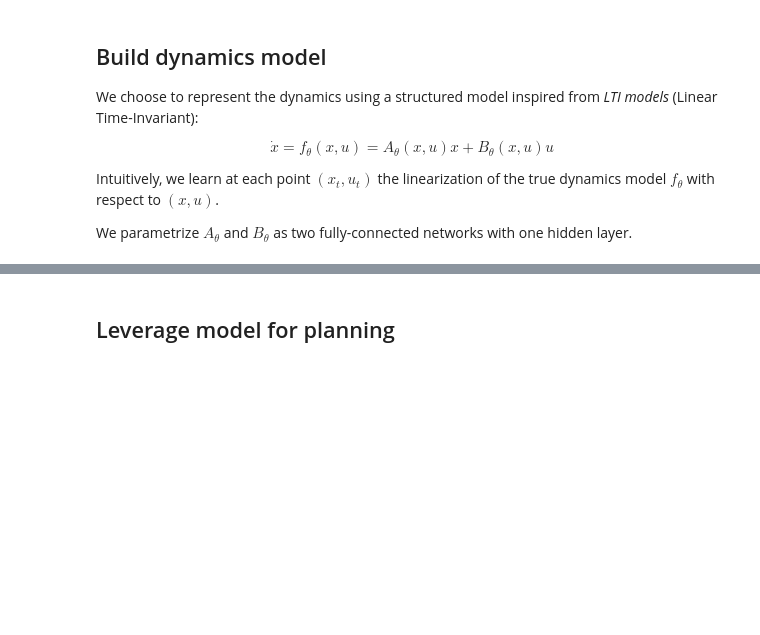
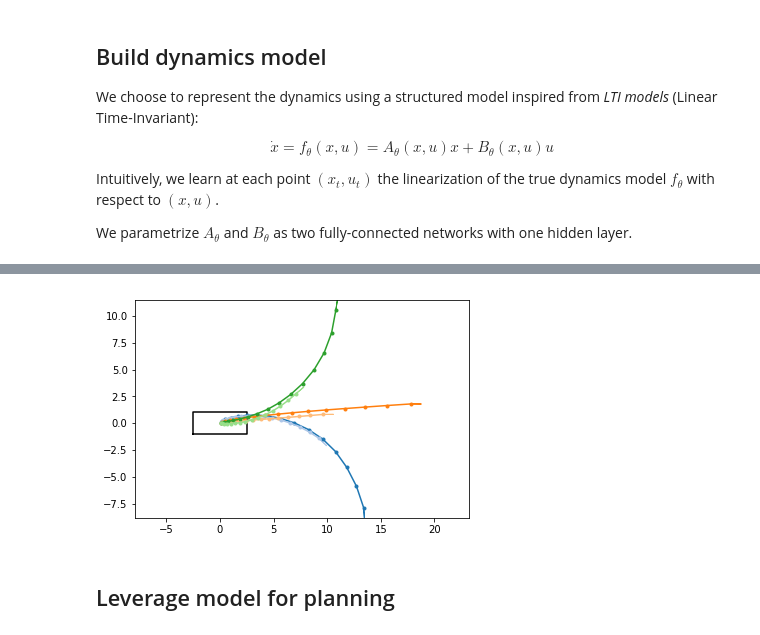
Before and after one commit to yfletberliac/rlss-2019, a Jupyter notebook: labs/03.ModelBased.ipynb, the cells around one changed output, grey strips where cells are left out. Drawn from its saved outputs; the diff is of its cells as text; code cells hidden in the pictures; blank space fills up the shorter version.

```diff
--- a/labs/03.ModelBased.ipynb
+++ b/labs/03.ModelBased.ipynb
@@ -191,3 +185,39 @@ train(dynamics, data, validation_data)
+# %%
+def predict_trajectory(state, actions, model, action_repeat=1):
+    states = []
+    for action in actions:
+        for _ in range(action_repeat):
+            state = model(state, action)
+            states.append(state)
+    return torch.stack(states, dim=0)
+
+def plot_trajectory(states, color):
+    scales = np.array(highway_env.envs.parking_env.ParkingEnv.DEFAULT_CONFIG["observation"]["scales"])
+    states = np.clip(states.squeeze(1).detach().numpy() * scales, -100, 100)
+    plt.plot(states[:, 0], states[:, 1], color=color, marker='.')
+    plt.arrow(states[-1,0], states[-1,1], states[-1,4]*1, states[-1,5]*1, color=color)
+
+def visualize_trajectories(model, state, horizon=15):
+    plt.cla()
+    # Draw a car
+    plt.plot(state.numpy()[0]+2.5*np.array([-1, -1, 1, 1, -1]),
+             state.numpy()[1]+1.0*np.array([-1, 1, 1, -1, -1]), 'k')
+    # Draw trajectories
+    state = state.unsqueeze(0)
+    colors = iter(plt.get_cmap("tab20").colors)
+    # Generate commands
+    for steering in np.linspace(-0.5, 0.5, 3):
+        for acceleration in np.linspace(0.8, 0.4, 2):
+            actions = torch.Tensor([acceleration, steering]).view(1,1,-1)
+            # Predict trajectories
+            states = predict_trajectory(state, actions, model, action_repeat=horizon)
+            plot_trajectory(states, color=next(colors))
+    plt.axis("equal")
+    plt.show()
+
+visualize_trajectories(dynamics, state=torch.Tensor([0, 0, 0, 0, 1, 0]))
+# %% [output]
+[figure, added]
 # %% [markdown]
 ## Leverage model for planning
 # %% [markdown]
```
Also changed, not shown: parts of 8 cells of this notebook.
